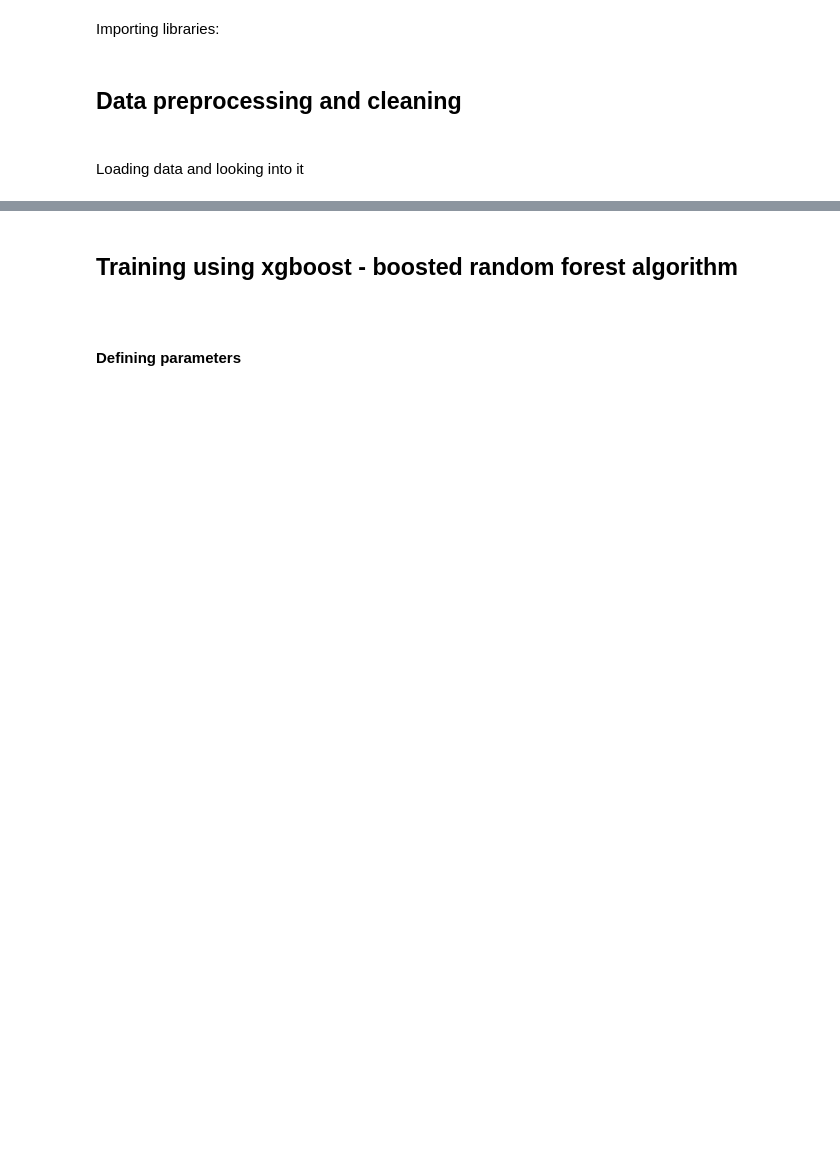
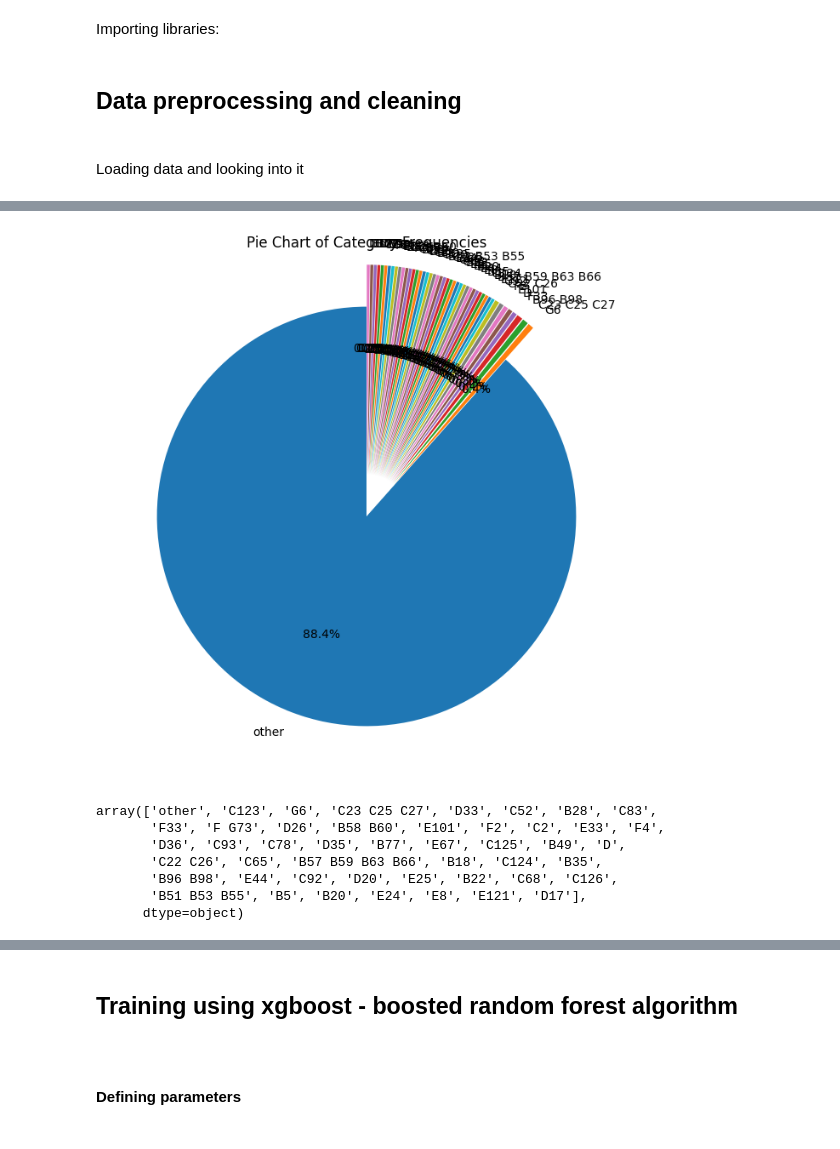
Before and after one commit to Athamko/titanic_survivors, a Jupyter notebook: titanic_survivors.ipynb, the cells around one changed output, grey strips where cells are left out. Saved outputs shown, nothing was run; the diff lists cells and outputs as text; code cells hidden in the pictures; blank space fills up the shorter version.

```diff
--- a/titanic_survivors.ipynb
+++ b/titanic_survivors.ipynb
@@ -76,0 +152,23 @@ Test data:
+# %%
+explode = np.zeros(len(['other', 'C123', 'G6', 'C23 C25 C27', 'D33', 'C52', 'B28', 'C83',
+       'F33', 'F G73', 'D26', 'B58 B60', 'E101', 'F2', 'C2', 'E33', 'F4',
+       'D36', 'C93', 'C78', 'D35', 'B77', 'E67', 'C125', 'B49', 'D',
+       'C22 C26', 'C65', 'B57 B59 B63 B66', 'B18', 'C124', 'B35',
+       'B96 B98', 'E44', 'C92', 'D20', 'E25', 'B22', 'C68', 'C126',
+       'B51 B53 B55', 'B5', 'B20', 'E24', 'E8', 'E121', 'D17']))
+explode[1:] = 0.2
+
+
+plt.figure(figsize=(8, 8))
+plt.pie(train_data["Cabin"].value_counts(), labels=train_data["Cabin"].value_counts().index, autopct='%1.1f%%', startangle=90, explode=explode, radius= 1)
+plt.title('Pie Chart of Category Frequencies')
+plt.show()
+# %% [output]
+[figure, added]
+array(['other', 'C123', 'G6', 'C23 C25 C27', 'D33', 'C52', 'B28', 'C83',
+       'F33', 'F G73', 'D26', 'B58 B60', 'E101', 'F2', 'C2', 'E33', 'F4',
+       'D36', 'C93', 'C78', 'D35', 'B77', 'E67', 'C125', 'B49', 'D',
+       'C22 C26', 'C65', 'B57 B59 B63 B66', 'B18', 'C124', 'B35',
+       'B96 B98', 'E44', 'C92', 'D20', 'E25', 'B22', 'C68', 'C126',
+       'B51 B53 B55', 'B5', 'B20', 'E24', 'E8', 'E121', 'D17'],
+      dtype=object)
```
Also changed, not shown: parts of 10 cells of this notebook, 1 other file.
